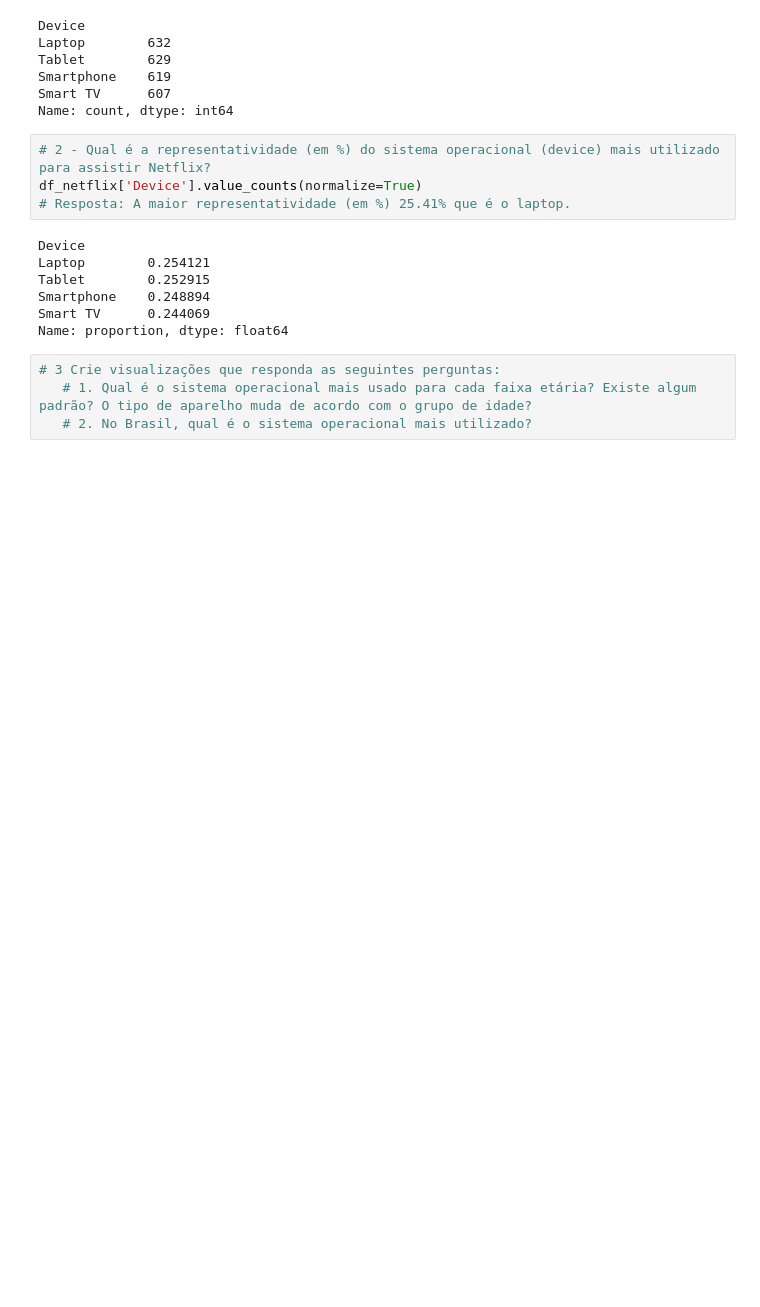
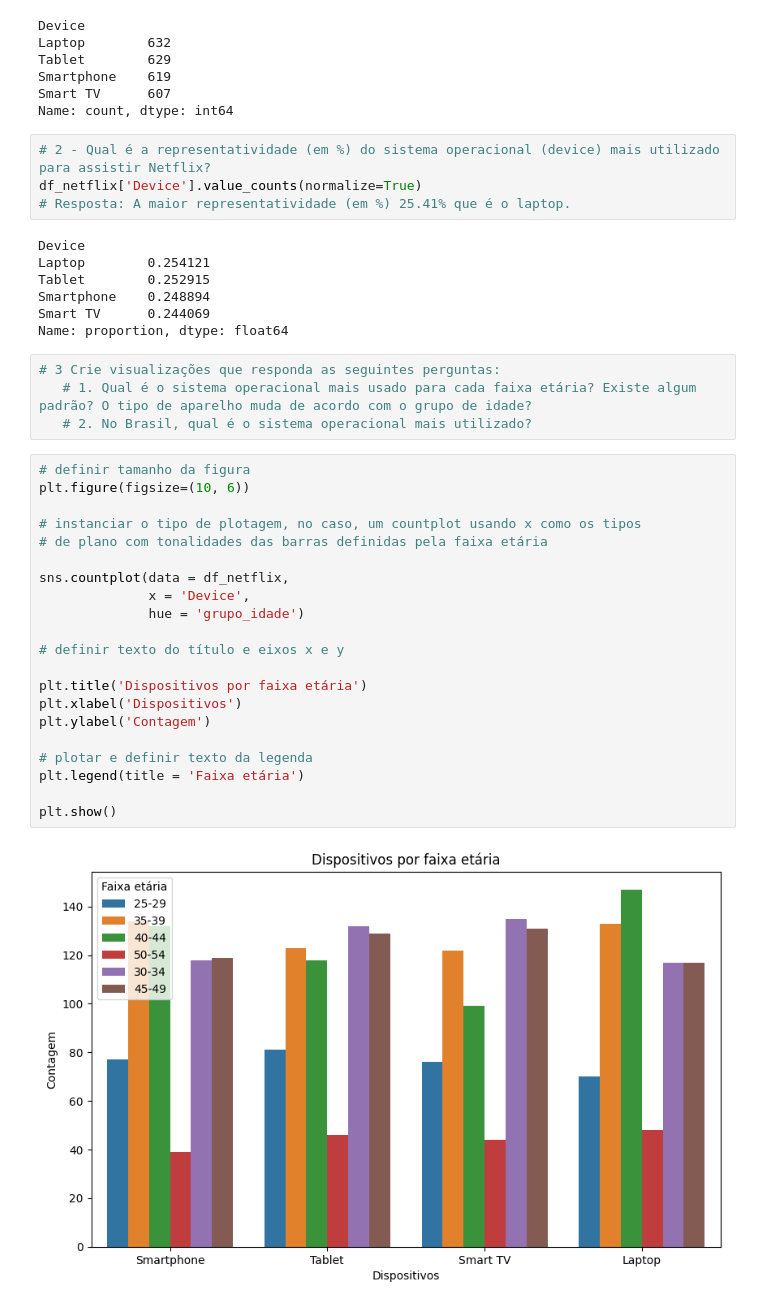
Before and after one commit to reprograma/on26-python-s14-analise-de-dados, a Jupyter notebook: material/aula_s14_parte1.ipynb, the cells around one changed output. Drawn from its saved outputs; the diff is of its cells as text; blank space fills up the shorter version.

```diff
--- a/material/aula_s14_parte1.ipynb
+++ b/material/aula_s14_parte1.ipynb
@@ -586,3 +600,26 @@ Name: proportion, dtype: float64
 # 3 Crie visualizações que responda as seguintes perguntas:
    # 1. Qual é o sistema operacional mais usado para cada faixa etária? Existe algum padrão? O tipo de aparelho muda de acordo com o grupo de idade?
    # 2. No Brasil, qual é o sistema operacional mais utilizado?
+# %%
+# definir tamanho da figura
+plt.figure(figsize=(10, 6))
+
+# instanciar o tipo de plotagem, no caso, um countplot usando x como os tipos
+# de plano com tonalidades das barras definidas pela faixa etária
+
+sns.countplot(data = df_netflix,
+              x = 'Device',
+              hue = 'grupo_idade')
+
+# definir texto do título e eixos x e y
+
+plt.title('Dispositivos por faixa etária')
+plt.xlabel('Dispositivos')
+plt.ylabel('Contagem')
+
+# plotar e definir texto da legenda
+plt.legend(title = 'Faixa etária')
+
+plt.show()
+# %% [output]
+[figure, added]
```
Also changed, not shown: parts of 1 cell of this notebook, 18 other files.
